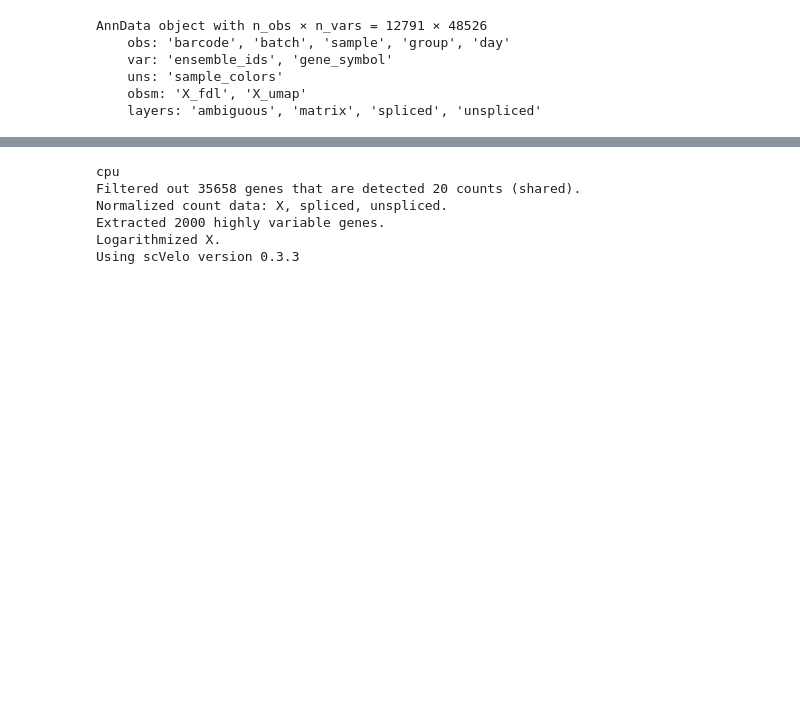
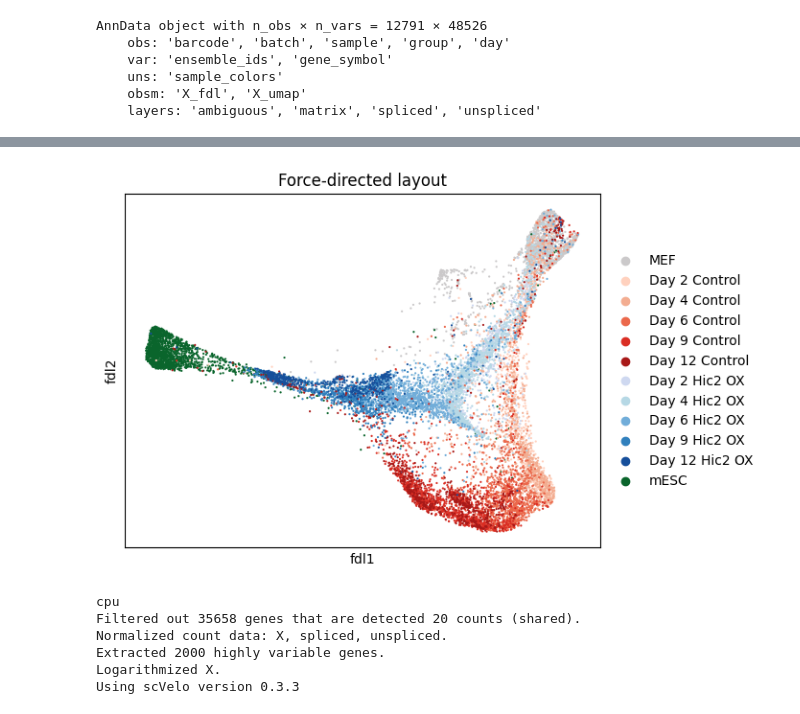
Before and after one commit to logolyte/hic2_masters_project, a Jupyter notebook: SDEvelo.ipynb, the cells around one changed output, grey strips where cells are left out. Drawn from its saved outputs; the diff is of its cells as text; code cells hidden in the pictures; blank space fills up the shorter version.

```diff
--- a/SDEvelo.ipynb
+++ b/SDEvelo.ipynb
@@ -27 +62,7 @@ AnnData object with n_obs × n_vars = 12791 × 48526
+# %%
+# Plot FDL
+
+scanpy.pl.embedding(basis='fdl', adata=adata, color="sample", size=10, title="Force-directed layout")
+# %% [output]
+[figure, added]
 # %%
```
Also changed, not shown: parts of 18 cells of this notebook.
